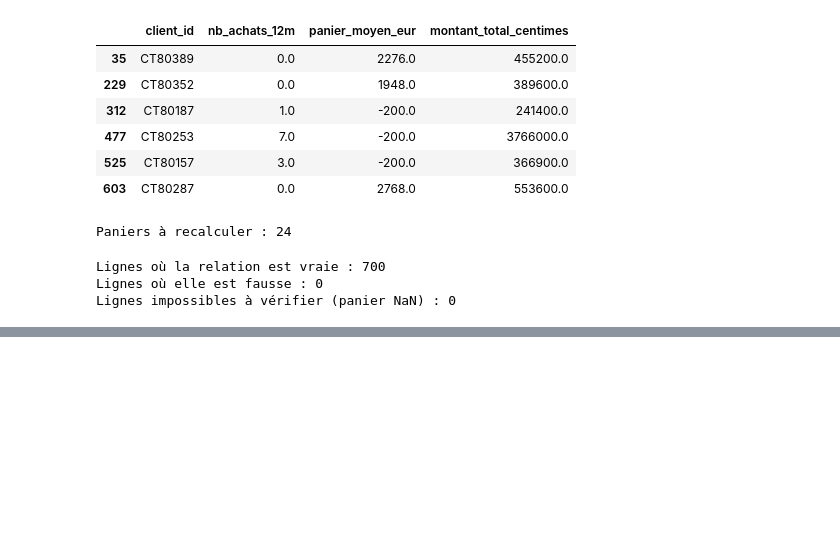
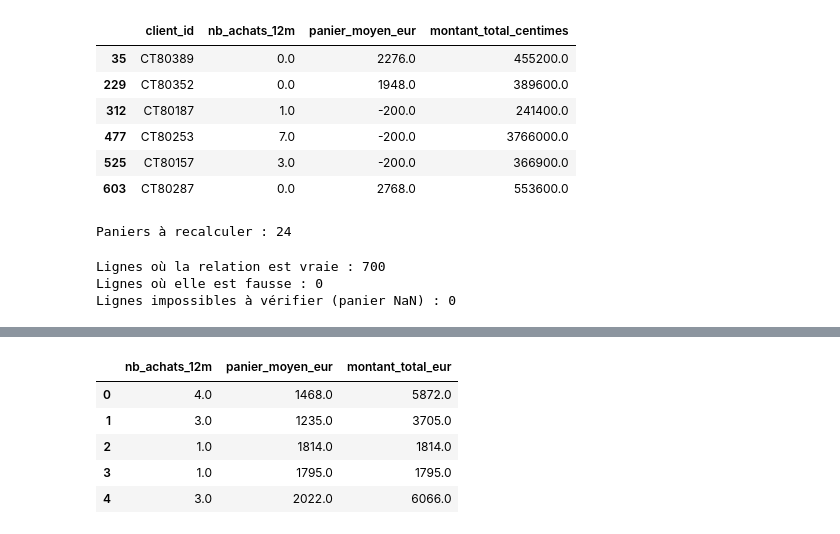
Before and after one commit to Youcef501/datamining-saint-honore, a Jupyter notebook: notebooks/00_audit_nettoyage.ipynb, the cells around one changed output, grey strips where cells are left out. Drawn from its saved outputs; the diff is of its cells as text; code cells hidden in the pictures; blank space fills up the shorter version.

```diff
--- a/notebooks/00_audit_nettoyage.ipynb
+++ b/notebooks/00_audit_nettoyage.ipynb
@@ -189,0 +193,11 @@ Lignes impossibles à vérifier (panier NaN) : 0
+# %%
+clients["montant_total_eur"] = clients["montant_total_centimes"] / 100
+clients = clients.drop(columns="montant_total_centimes")
+clients[["nb_achats_12m", "panier_moyen_eur", "montant_total_eur"]].head()
+# %% [output]
+|  | nb_achats_12m | panier_moyen_eur | montant_total_eur |
+| 0 | 4.0 | 1468.0 | 5872.0 |
+| 1 | 3.0 | 1235.0 | 3705.0 |
+| 2 | 1.0 | 1814.0 | 1814.0 |
+| 3 | 1.0 | 1795.0 | 1795.0 |
+| 4 | 3.0 | 2022.0 | 6066.0 |
```
Also changed, not shown: parts of 3 cells of this notebook.
